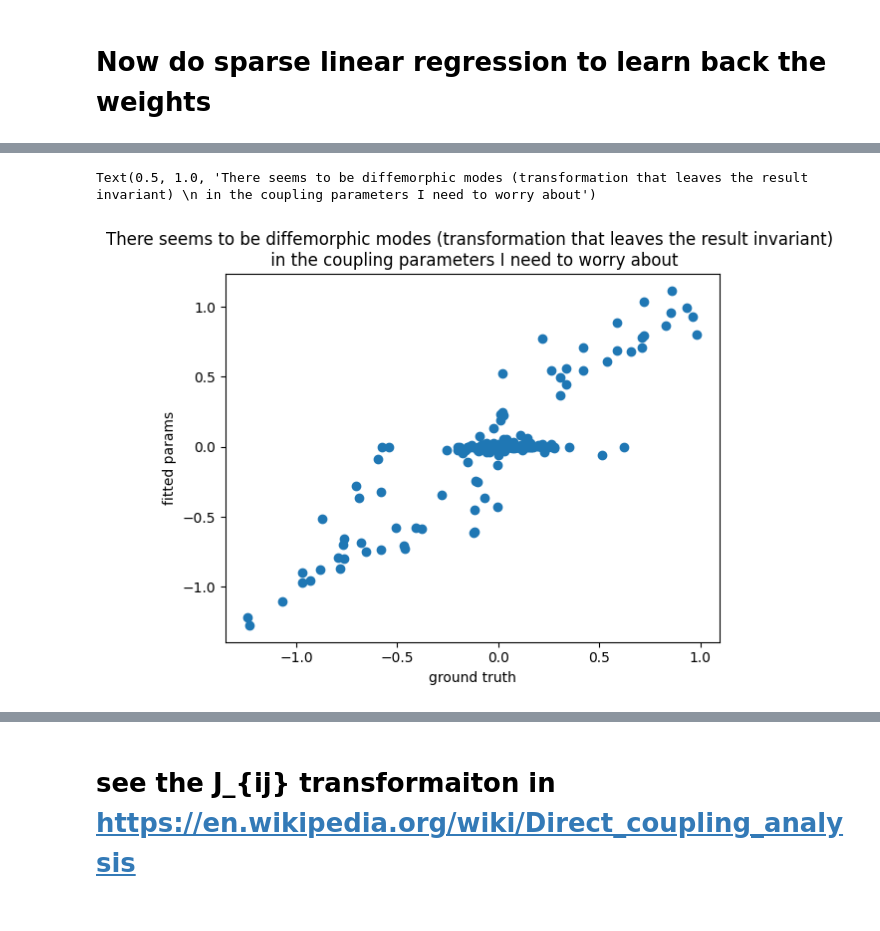
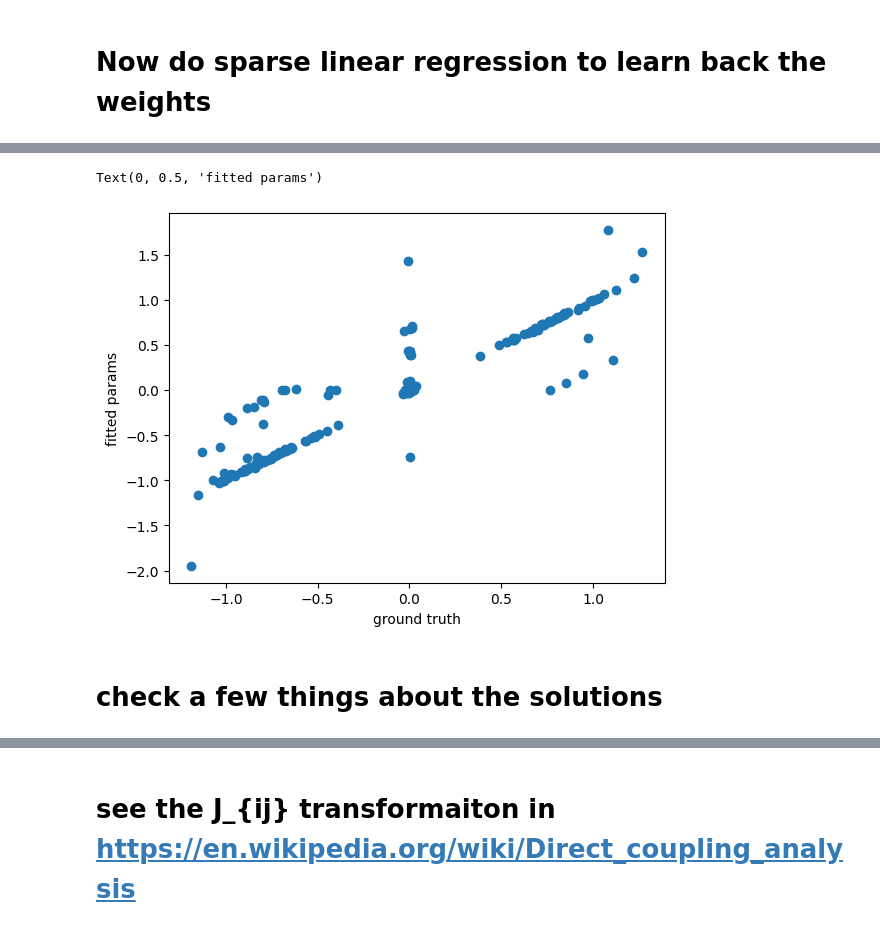
Before and after one commit to swagatam101/doe, a Jupyter notebook: DOE_SOLD_manual1.ipynb, the cells around one changed output, grey strips where cells are left out. Saved outputs shown, nothing was run; the diff lists cells and outputs as text; code cells hidden in the pictures.

Commit message:
fitting model fixed

```diff
--- a/DOE_SOLD_manual1.ipynb
+++ b/DOE_SOLD_manual1.ipynb
@@ -30,6 +30,6 @@ Deep mutational scan at multiple locaitons also conform to the SOLD matrix abstr
 # %%
 length_of_protein = 100
 num_mutated = 6
-sold_mat_df, parent, mut_dict = doe_utils.create_synthetic_SOLD_matrix(num_mutated, length_of_protein) #6 postions mutated, pprtein length is 100
+sold_mat_df, parent, mut_dict = doe_utils.create_synthetic_SOLD_matrix(num_mutated, length_of_protein, mut_probs = [0.1, 0.1, 0.1, 0.1, 0.1], parent_prob=0.5) #6 postions mutated, pprtein length is 100
 sold_mat_df.head()
 # %% [output]
@@ -79,6 +79,6 @@ Text(0.5, 1.0, 'Sanity check: theory vs empirical counts \n of mutations observe
 I create a mixture of pdfs to draw from, with a zero component (meaning not all independent and pairwise contributions have differential activity compared to parent, some have no effect, and one can control this effect size or model complexity in these simulations)
 Create a mixture of weigthts with random components and some sparse components
 # %%
-Model1 = doe_utils.create_in_silico_model(num_mutated, S.mutation_probs_variable_region_indexed)
-Model1.plot_weights()
+Model_in_silico = doe_utils.create_in_silico_model(num_mutated, S.mutation_probs_variable_region_indexed)
+Model_in_silico.plot_weights()
 # %% [output]
@@ -96,7 +96,7 @@ Need to eocnde the sequeces into pairwise and independent features
 Encoder = doe_utils.sequence_encoder(num_mutated)
 encodings = Encoder.encode_seqs(seqs) # this produces two lists --- the first 1 is the independent encodings, the second one is pairwise encodings
 # %%
-responses = Model1.model(encodings[0], encodings[1], masked= True)
+responses = Model_in_silico.model(encodings[0], encodings[1], masked= True)
 # %%
 _ = plt.hist(responses, bins = 25)
 plt.title("in silico responses (indel activity)")
@@ -106,4 +106,2 @@ Text(0.5, 1.0, 'in silico responses (indel activity)')
 # %% [markdown]
 # Now do sparse linear regression to learn back the weights
-# %%
-F = doe_utils.fitting_model(S.mutation_probs_variable_region_indexed)
@@ -136,12 +108,12 @@ array(['1-A:2-A', '1-A:4-A', '2-A:4-A', '1-A:4-C', '2-A:4-C', '1-A:3-D',
 # %%
 fit_model = doe_utils.fitting_model(S.mutation_probs_variable_region_indexed)
-res, y = fit_model.fit(seqs, responses)
+fitted_params, fit_responses = fit_model.fit(seqs, responses)
 
-plt.scatter(Model1.ground_truth_params, res)
+plt.scatter(Model_in_silico.ground_truth_params, fitted_params)
 plt.xlabel("ground truth")
 plt.ylabel("fitted params")
-
-plt.title("There seems to be diffemorphic modes (transformation that leaves the result invariant) \n in the coupling parameters I need to worry about")
 # %% [output]
-Text(0.5, 1.0, 'There seems to be diffemorphic modes (transformation that leaves the result invariant) \n in the coupling parameters I need to worry about')
+Text(0, 0.5, 'fitted params')
-[figure, old version]
+[figure, new version]
+# %% [markdown]
+# check a few things about the solutions
```
Also changed, not shown: parts of 24 cells of this notebook, 1 other file.
